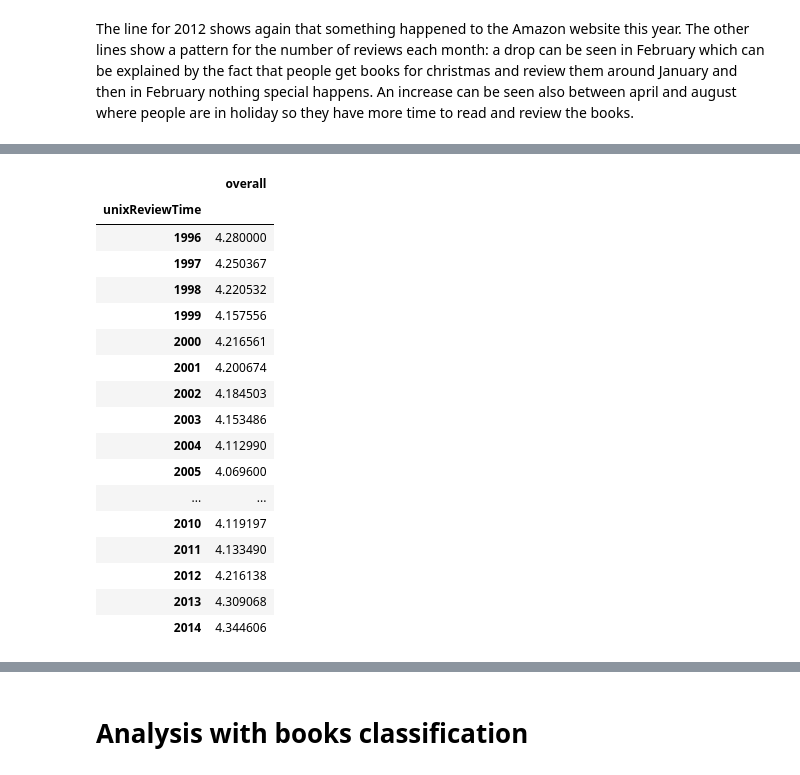
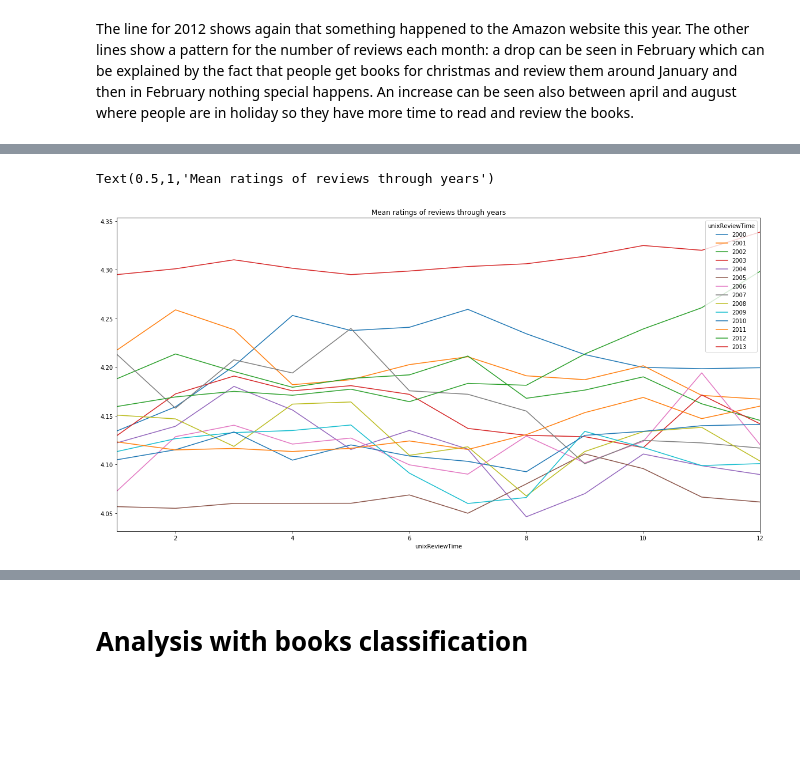
Before and after one commit to adamkozak/ADA2017-project, a Jupyter notebook: Project/Data_processing_milestone3.ipynb, the cells around one changed output, grey strips where cells are left out. Saved outputs shown, nothing was run; the diff lists cells and outputs as text; code cells hidden in the pictures; blank space fills up the shorter version.

Commit message:
time evolve

```diff
--- a/Project/Data_processing_milestone3.ipynb
+++ b/Project/Data_processing_milestone3.ipynb
@@ -1120,22 +1102,8 @@ df5.columns = df5.columns.droplevel(level=0)
-# %%
-nbr_reviews_yr_rats
-# %% [output]
-|  | overall |
-| unixReviewTime |  |
-| 1996 | 4.280000 |
-| 1997 | 4.250367 |
-| 1998 | 4.220532 |
-| 1999 | 4.157556 |
-| 2000 | 4.216561 |
-| 2001 | 4.200674 |
-| 2002 | 4.184503 |
-| 2003 | 4.153486 |
-| 2004 | 4.112990 |
-| 2005 | 4.069600 |
-| ... | ... |
-| 2010 | 4.119197 |
-| 2011 | 4.133490 |
-| 2012 | 4.216138 |
-| 2013 | 4.309068 |
-| 2014 | 4.344606 |
+# %%
+#we don't account for the first years where we don't have many reviews and the last year 2014 that is not complete
+mean_rats.iloc[:, 4:-1].plot(figsize = (20,10))
+plt.title("Mean ratings of reviews through years")
+# %% [output]
+Text(0.5,1,'Mean ratings of reviews through years')
+[figure, added]
 # %%
```
Also changed, not shown: parts of 8 cells of this notebook.
